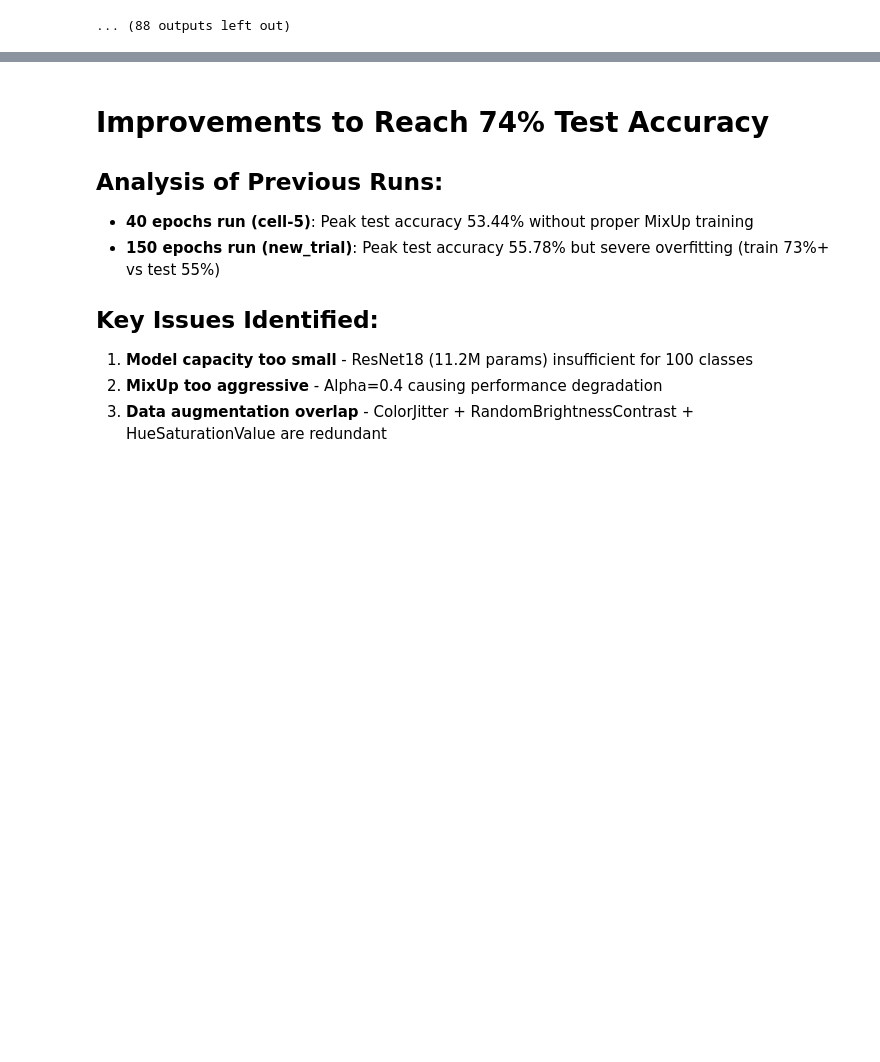
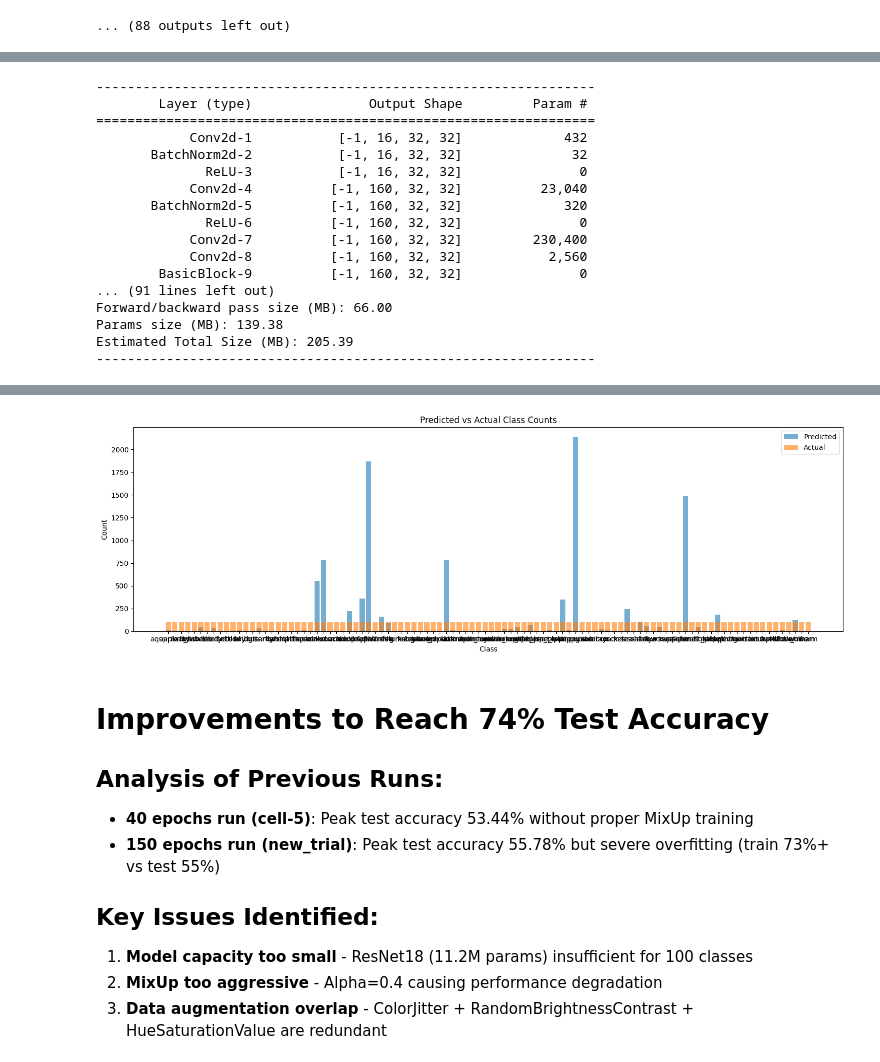
Before and after one commit to pandurangpatil/erav4-backpropbay, a Jupyter notebook: session8-ass/08_ERA_V4_Session.ipynb, the cells around one changed output, grey strips where cells are left out. Drawn from its saved outputs; the diff is of its cells as text; code cells hidden in the pictures; blank space fills up the shorter version.

```diff
--- a/session8-ass/08_ERA_V4_Session.ipynb
+++ b/session8-ass/08_ERA_V4_Session.ipynb
@@ -68,6 +70,8 @@ test_dataset = datasets.CIFAR100(root='./data', train=False, download=True, tran
 # DataLoaders
 train_loader = DataLoader(train_dataset, batch_size=128, shuffle=True, num_workers=5, pin_memory=True)
 test_loader = DataLoader(test_dataset, batch_size=128, shuffle=False, num_workers=5, pin_memory=True)
+
+cifar100_classes = datasets.CIFAR100(root='./data', train=False).classes
 # %%
 import matplotlib.pyplot as plt
 import numpy as np
@@ -485,0 +714,55 @@ Estimated Total Size (MB): 44.13
+# %%
+model = WideResNet(depth=28, widen_factor=10, dropRate=0.3, num_classes=100).to(device)
+
+# Print the model summary
+summary(model, input_size=(3, 32, 32))
+
+
+train_losses = []
+test_losses = []
+train_accuracies = []
+test_accuracies = []
+
+# ------------------------------
+# Optimizer and Scheduler
+# ------------------------------
+optimizer = optim.SGD(model.parameters(), lr=0.01, momentum=0.9, weight_decay=5e-4)
+
+EPOCHS = 100
+
+scheduler = OneCycleLR(
+    optimizer,
+    max_lr=0.05,
+    steps_per_epoch=len(train_loader),
+    epochs=EPOCHS
+)
+
+# ------------------------------
+# Training Loop (assuming train/test functions defined)
+# ------------------------------
+for epoch in range(1, EPOCHS + 1):
+    train_loss, train_acc = train(model, device, train_loader, optimizer, scheduler, epoch, use_mixup=True, label_smoothing=0.1)
+    test_acc, test_loss = test(model, device, test_loader, class_names=cifar100_classes)
+
+    train_losses.append(train_loss)
+    test_losses.append(test_loss)
+    train_accuracies.append(train_acc)
+    test_accuracies.append(test_acc)
+# %% [output]
+----------------------------------------------------------------
+        Layer (type)               Output Shape         Param #
+================================================================
+            Conv2d-1           [-1, 16, 32, 32]             432
+       BatchNorm2d-2           [-1, 16, 32, 32]              32
+              ReLU-3           [-1, 16, 32, 32]               0
+            Conv2d-4          [-1, 160, 32, 32]          23,040
+       BatchNorm2d-5          [-1, 160, 32, 32]             320
+              ReLU-6          [-1, 160, 32, 32]               0
+            Conv2d-7          [-1, 160, 32, 32]         230,400
+            Conv2d-8          [-1, 160, 32, 32]           2,560
+        BasicBlock-9          [-1, 160, 32, 32]               0
+... (91 lines left out)
+Forward/backward pass size (MB): 66.00
+Params size (MB): 139.38
+Estimated Total Size (MB): 205.39
+----------------------------------------------------------------
@@ -486,3 +770,4 @@ Estimated Total Size (MB): 44.13
+[figure, added]
 # %% [markdown]
 # Improvements to Reach 74% Test Accuracy
 
```
Also changed, not shown: parts of 7 cells of this notebook.
